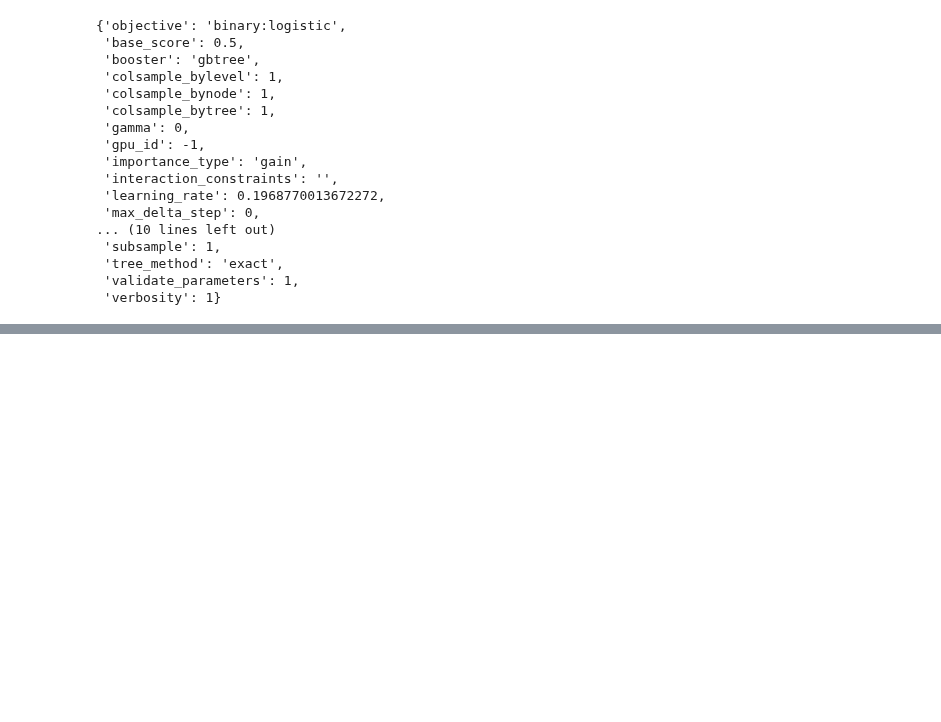
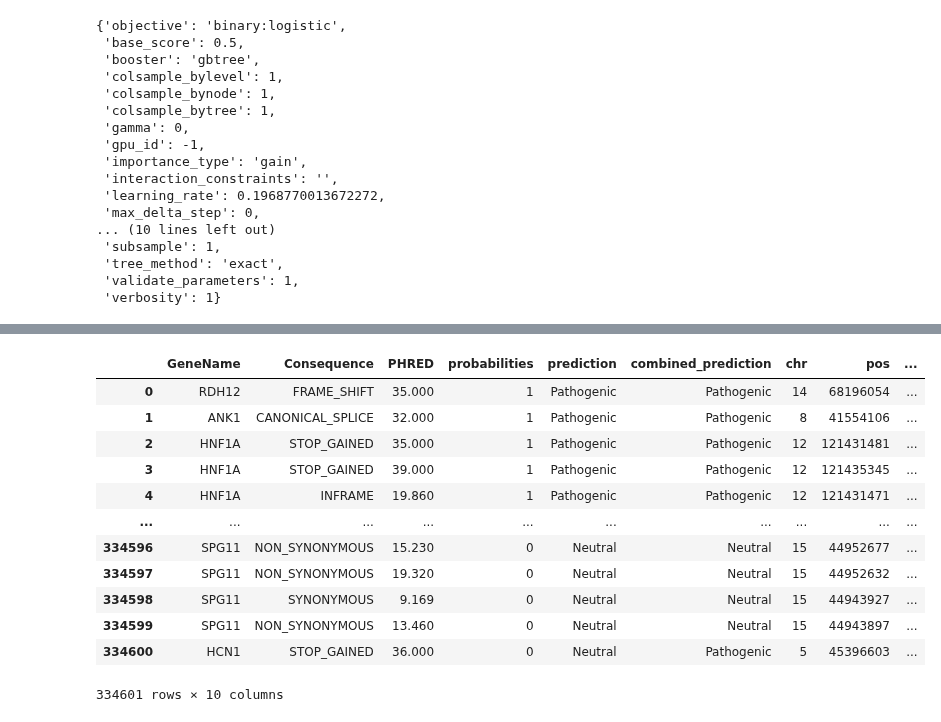
Before and after one commit to SietsmaRJ/dsls_master_thesis, a Jupyter notebook: side_scripts/Model_training.ipynb, the cells around one changed output, grey strips where cells are left out. Saved outputs shown, nothing was run; the diff lists cells and outputs as text; code cells hidden in the pictures; blank space fills up the shorter version.

```diff
--- a/side_scripts/Model_training.ipynb
+++ b/side_scripts/Model_training.ipynb
@@ -177,0 +226,24 @@ optimal_params_dislipid
+# %%
+train_new = pd.read_csv('/home/rjsietsma/PycharmProjects/dsls_master_thesis/side_scripts/test_output/train_results_v2.txt',
+                       sep='\t', low_memory=False)
+important_info = train_new['chr_pos_ref_alt'].str.split("_", expand=True)
+train_new['chr'] = important_info[0]
+train_new['pos'] = important_info[1].astype(np.int64)
+train_new['ref'] = important_info[2]
+train_new['alt'] = important_info[3]
+train_new.drop(columns=['chr_pos_ref_alt'], inplace=True)
+train_new
+# %% [output]
+|  | GeneName | Consequence | PHRED | probabilities | prediction | combined_prediction | chr | pos | ... |
+| 0 | RDH12 | FRAME_SHIFT | 35.000 | 1 | Pathogenic | Pathogenic | 14 | 68196054 | ... |
+| 1 | ANK1 | CANONICAL_SPLICE | 32.000 | 1 | Pathogenic | Pathogenic | 8 | 41554106 | ... |
+| 2 | HNF1A | STOP_GAINED | 35.000 | 1 | Pathogenic | Pathogenic | 12 | 121431481 | ... |
+| 3 | HNF1A | STOP_GAINED | 39.000 | 1 | Pathogenic | Pathogenic | 12 | 121435345 | ... |
+| 4 | HNF1A | INFRAME | 19.860 | 1 | Pathogenic | Pathogenic | 12 | 121431471 | ... |
+| ... | ... | ... | ... | ... | ... | ... | ... | ... | ... |
+| 334596 | SPG11 | NON_SYNONYMOUS | 15.230 | 0 | Neutral | Neutral | 15 | 44952677 | ... |
+| 334597 | SPG11 | NON_SYNONYMOUS | 19.320 | 0 | Neutral | Neutral | 15 | 44952632 | ... |
+| 334598 | SPG11 | SYNONYMOUS | 9.169 | 0 | Neutral | Neutral | 15 | 44943927 | ... |
+| 334599 | SPG11 | NON_SYNONYMOUS | 13.460 | 0 | Neutral | Neutral | 15 | 44943897 | ... |
+| 334600 | HCN1 | STOP_GAINED | 36.000 | 0 | Neutral | Pathogenic | 5 | 45396603 | ... |
+334601 rows × 10 columns
```
Also changed, not shown: parts of 32 cells of this notebook, 3 other files.
